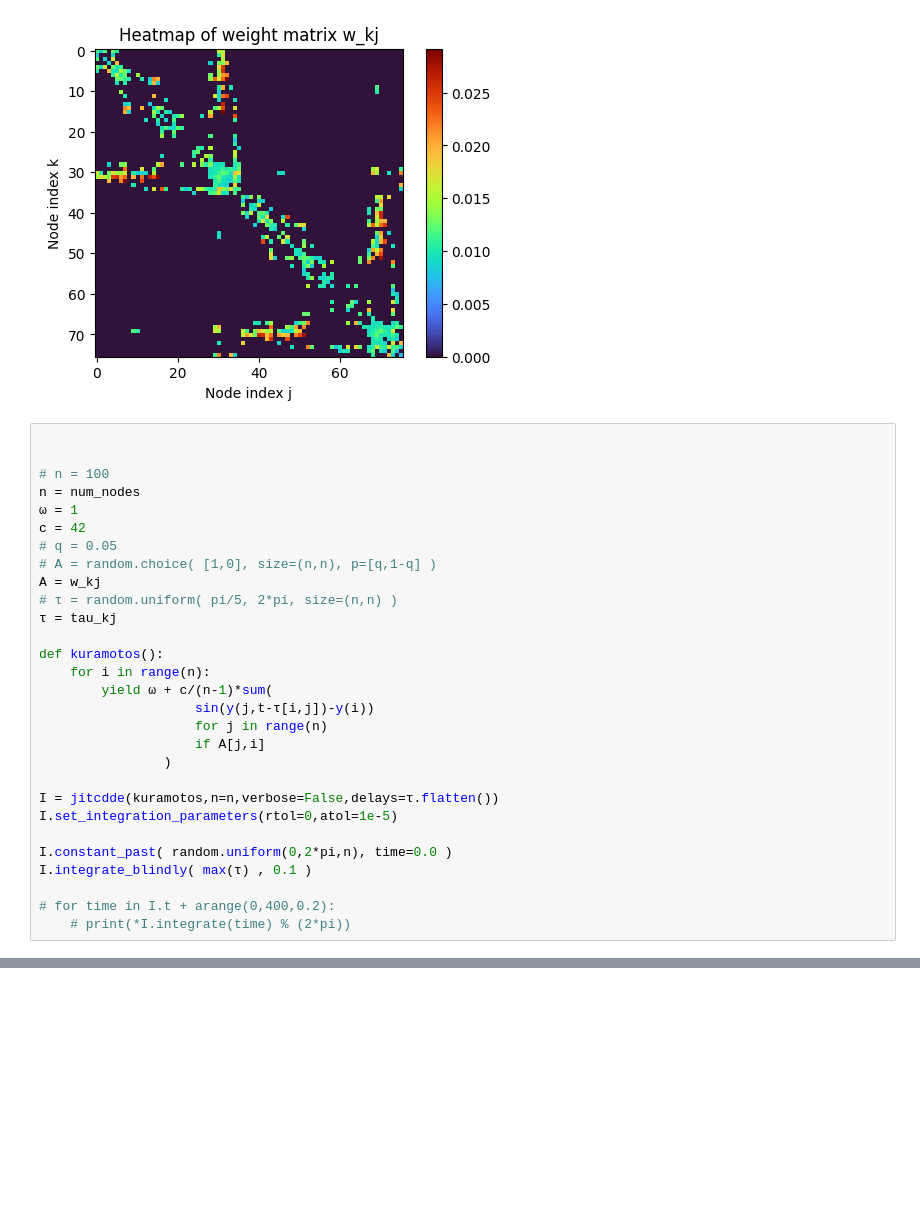
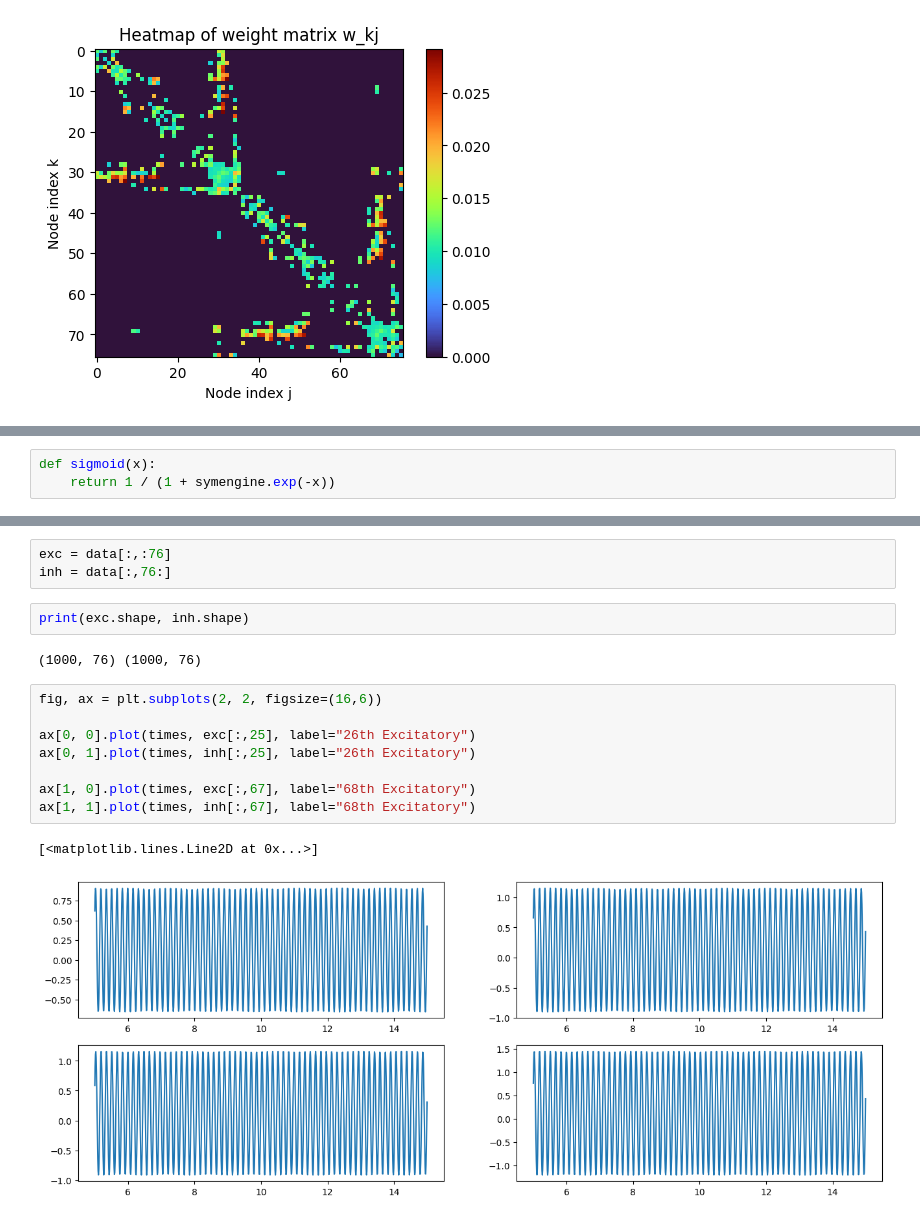
Before and after one commit to shayanshafquat/neuronal-oscillations-evolving-networks, a Jupyter notebook: notebooks/jitcdde.ipynb, the cells around one changed output, grey strips where cells are left out. Drawn from its saved outputs; the diff is of its cells as text; blank space fills up the shorter version.

```diff
--- a/notebooks/jitcdde.ipynb
+++ b/notebooks/jitcdde.ipynb
@@ -171,32 +173,3 @@ plt.ylabel('Node index k')
 plt.show()
 # %% [output]
 [figure]
-# %%
-
-
-# n = 100
-n = num_nodes
-ω = 1
-c = 42
-# q = 0.05
-# A = random.choice( [1,0], size=(n,n), p=[q,1-q] )
-A = w_kj
-# τ = random.uniform( pi/5, 2*pi, size=(n,n) )
-τ = tau_kj
-
-def kuramotos():
-	for i in range(n):
-		yield ω + c/(n-1)*sum(
-					sin(y(j,t-τ[i,j])-y(i))
-					for j in range(n)
-					if A[j,i]
-				)
-
-I = jitcdde(kuramotos,n=n,verbose=False,delays=τ.flatten())
-I.set_integration_parameters(rtol=0,atol=1e-5)
-
-I.constant_past( random.uniform(0,2*pi,n), time=0.0 )
-I.integrate_blindly( max(τ) , 0.1 )
-
-# for time in I.t + arange(0,400,0.2):
-	# print(*I.integrate(time) % (2*pi))
@@ -223,0 +181,3 @@ array([12.62759248,  9.91306241,  9.49723991,  7.48604329,  9.40043551,
+# %%
+def sigmoid(x):
+    return 1 / (1 + symengine.exp(-x))
@@ -223,0 +226,18 @@ array([12.62759248,  9.91306241,  9.49723991,  7.48604329,  9.40043551,
+# %%
+exc = data[:,:76]
+inh = data[:,76:]
+# %%
+print(exc.shape, inh.shape)
+# %% [output]
+(1000, 76) (1000, 76)
+# %%
+fig, ax = plt.subplots(2, 2, figsize=(16,6))
+
+ax[0, 0].plot(times, exc[:,25], label="26th Excitatory")
+ax[0, 1].plot(times, inh[:,25], label="26th Excitatory")
+
+ax[1, 0].plot(times, exc[:,67], label="68th Excitatory")
+ax[1, 1].plot(times, inh[:,67], label="68th Excitatory")
+# %% [output]
+[<matplotlib.lines.Line2D at 0x...>]
+[figure, added]
```
Also changed, not shown: parts of 6 cells of this notebook.
